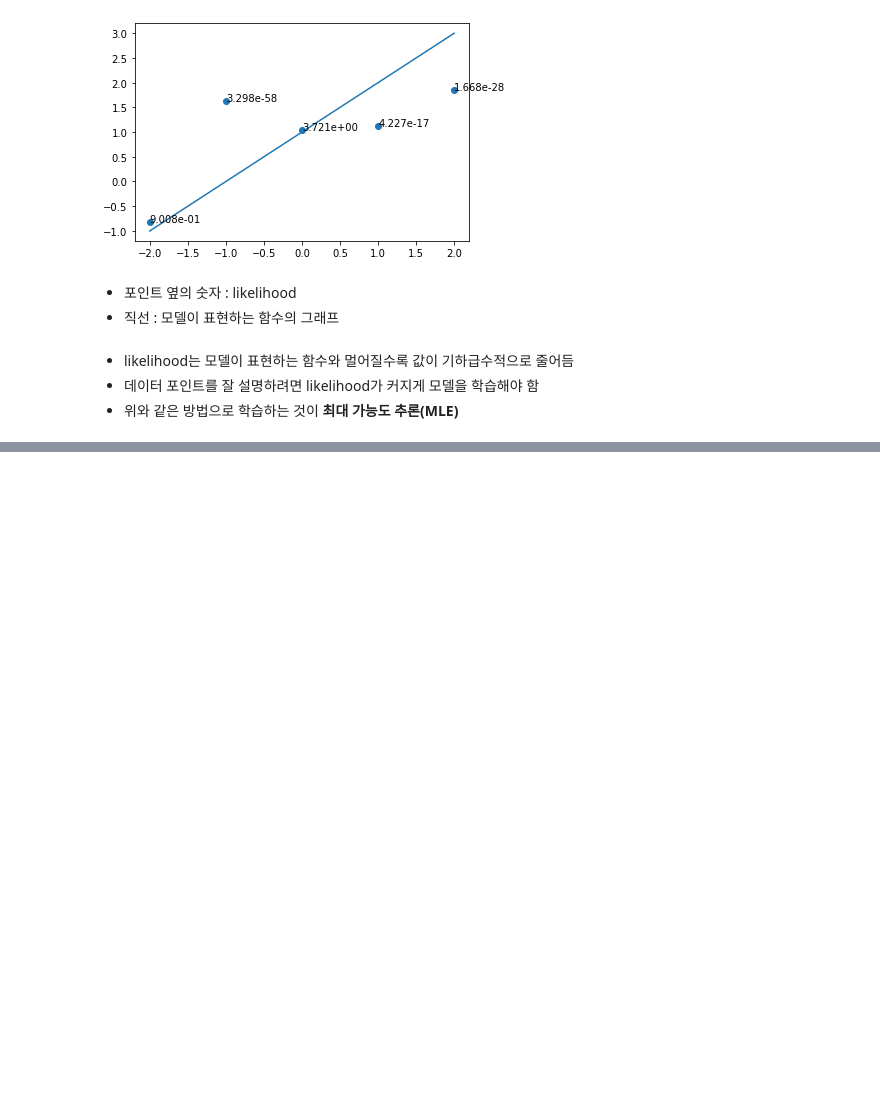
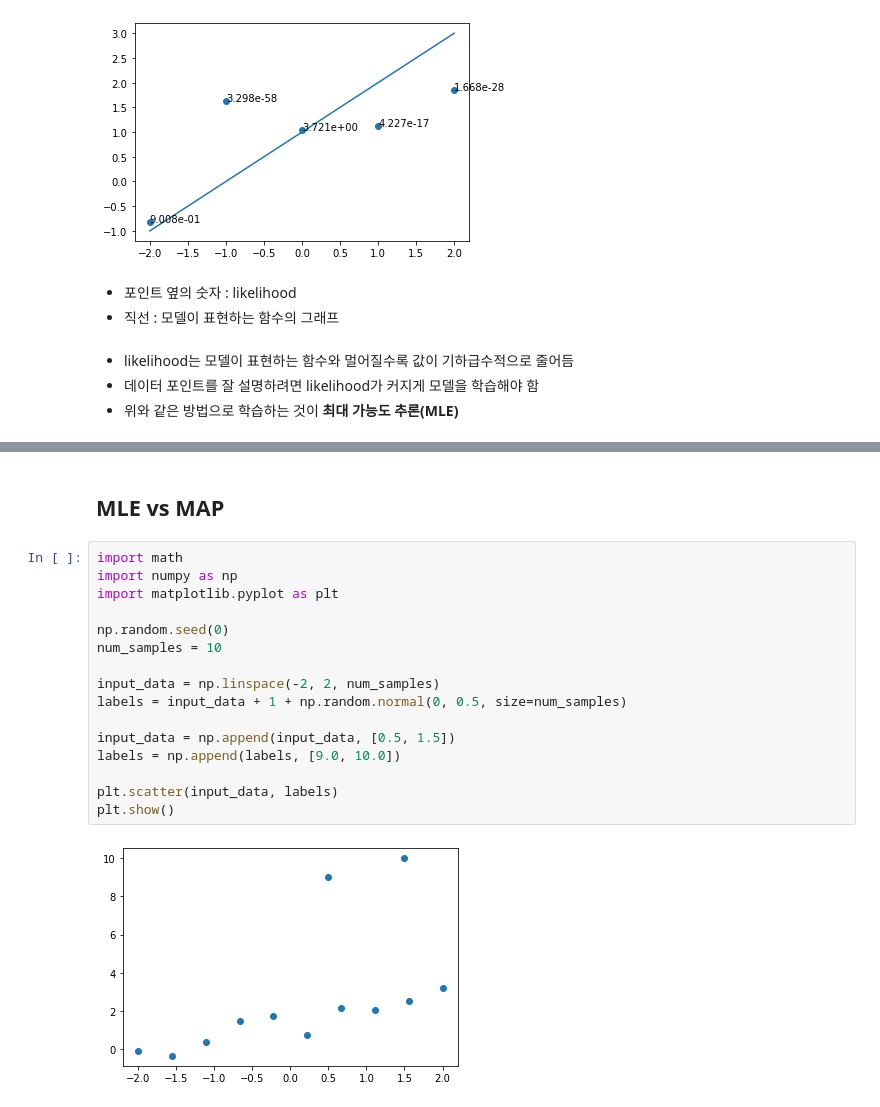
Before and after one commit to sung0471/aiffel, a Jupyter notebook: Foundamental/21.likelihood/21.likelihood.ipynb, the cells around one changed output, grey strips where cells are left out. Cells and saved outputs as stored; diff of their text form; blank space fills up the shorter version.

```diff
--- a/Foundamental/21.likelihood/21.likelihood.ipynb
+++ b/Foundamental/21.likelihood/21.likelihood.ipynb
@@ -137,0 +190,20 @@ plt.show()
+# %% [markdown]
+## MLE vs MAP
+# %%
+import math
+import numpy as np
+import matplotlib.pyplot as plt
+
+np.random.seed(0)
+num_samples = 10
+
+input_data = np.linspace(-2, 2, num_samples)
+labels = input_data + 1 + np.random.normal(0, 0.5, size=num_samples)
+
+input_data = np.append(input_data, [0.5, 1.5])
+labels = np.append(labels, [9.0, 10.0])
+
+plt.scatter(input_data, labels)
+plt.show()
+# %% [output]
+[figure, added]
```
Also changed, not shown: parts of 9 cells of this notebook, 3 other files.
